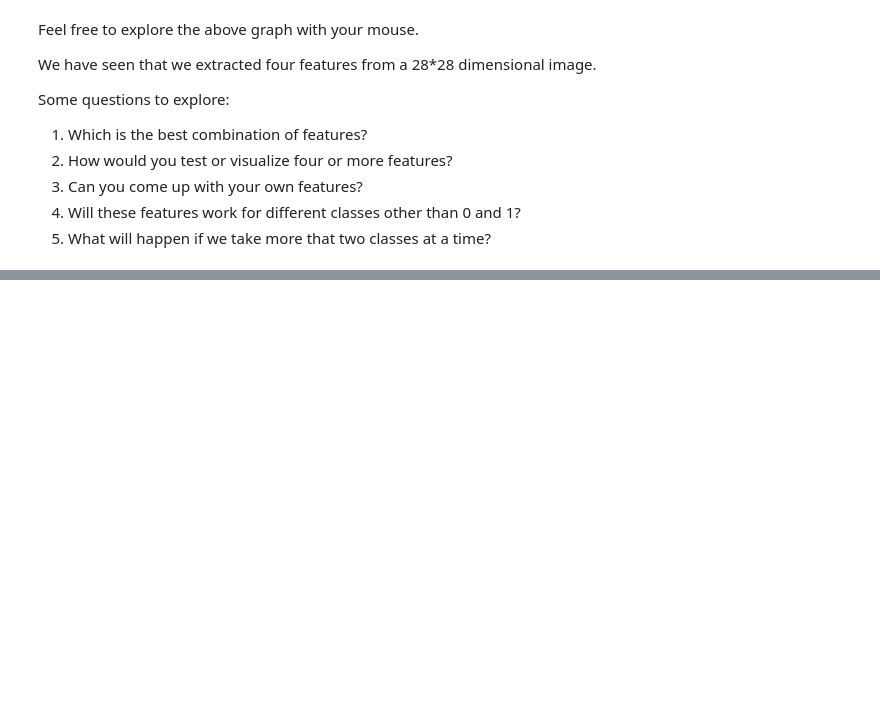
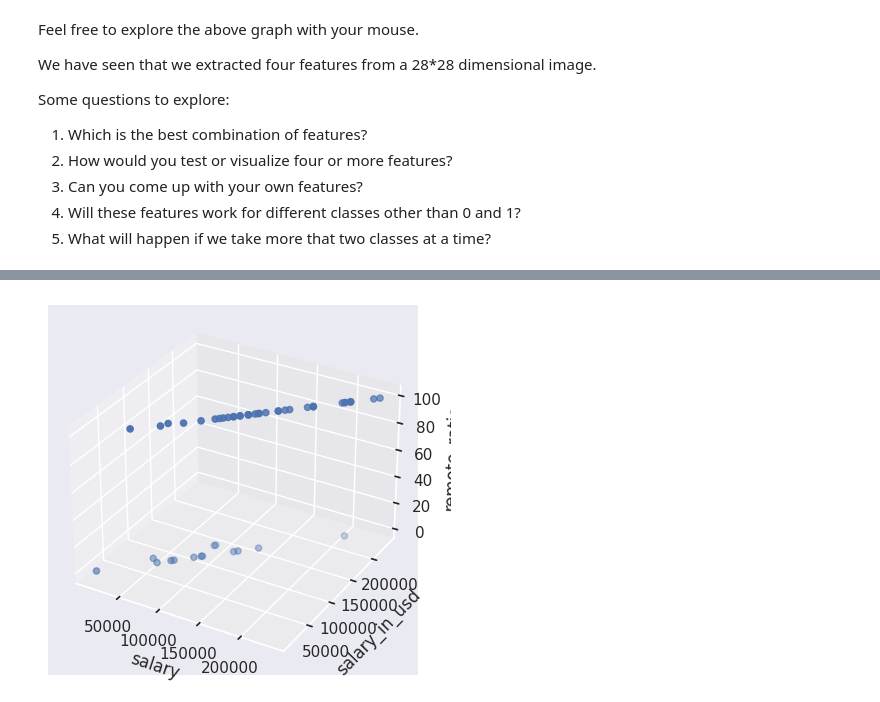
Before and after one commit to Risha46/FMML_ASSIGNMENTS, a Jupyter notebook: Module_01_Lab_01_Features.ipynb, the cells around one changed output, grey strips where cells are left out. Cells and saved outputs as stored; diff of their text form; code cells hidden in the pictures; blank space fills up the shorter version.

```diff
--- a/Module_01_Lab_01_Features.ipynb
+++ b/Module_01_Lab_01_Features.ipynb
@@ -444,0 +557,2 @@ Some questions to explore:
+# %%
+data=pd.read_csv('/content/Cyber_salaries (1).csv')
@@ -444,0 +588,21 @@ Some questions to explore:
+# %%
+import matplotlib.pyplot as plt
+import pandas as pd
+import seaborn as sns
+sns.set(style = "darkgrid")
+
+fig1= plt.figure()
+bx = fig1.add_subplot(111, projection = '3d')
+
+x = data['salary'][:50]
+y = data['salary_in_usd'][:50]
+z = data['remote_ratio'][:50]
+
+bx.set_xlabel("salary")
+bx.set_ylabel("salary_in_usd")
+bx.set_zlabel("remote_ratio")
+
+bx.scatter(x, y, z)
+plt.show()
+# %% [output]
+[figure, added]
```
Also changed, not shown: parts of 17 cells of this notebook.
